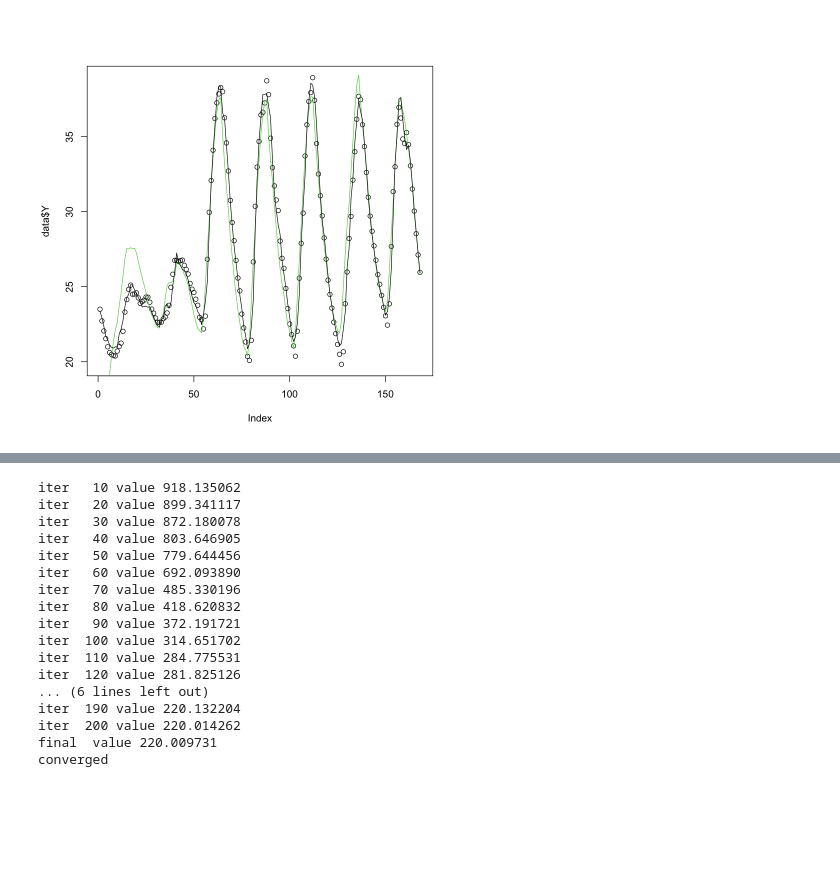
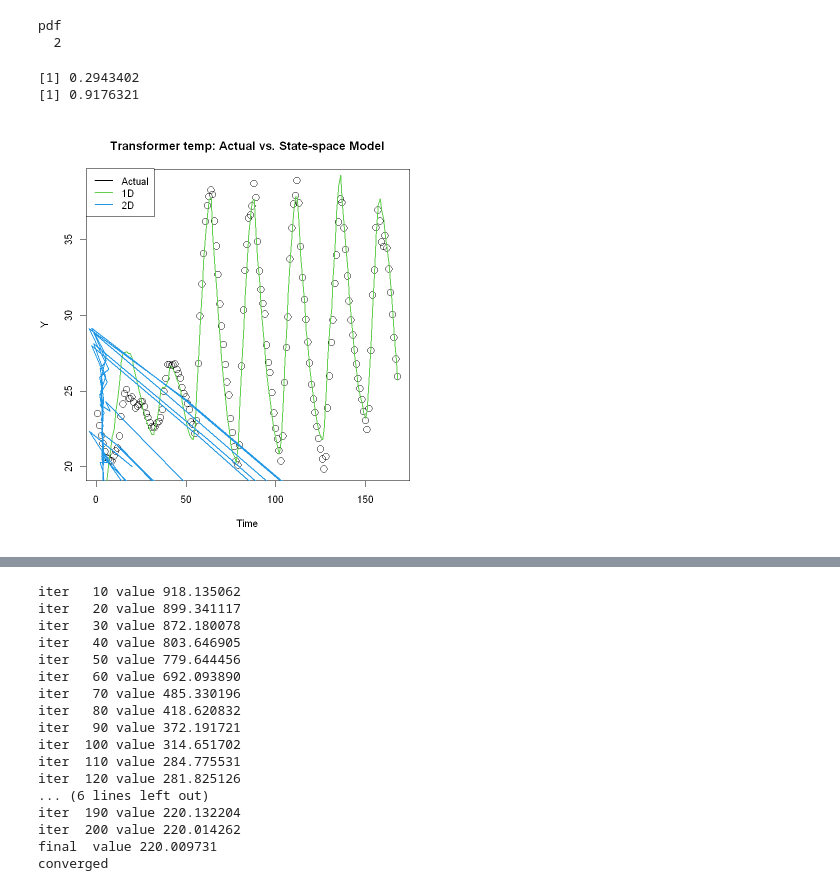
Before and after one commit to mathilderask/TimeSeriesAnalysis, a Jupyter notebook: Assignment4/opg2_nik.ipynb, the cells around one changed output, grey strips where cells are left out. Drawn from its saved outputs; the diff is of its cells as text; code cells hidden in the pictures; blank space fills up the shorter version.

```diff
--- a/Assignment4/opg2_nik.ipynb
+++ b/Assignment4/opg2_nik.ipynb
@@ -65,7 +32,47 @@ print(par2d[15])
-# %%
-plot(data$Y)
-lines(kf_logLik_dt1d(par=par1d,df = data),col = 3)
-lines(kf_logLik_dt(par=par2d,df = data),col=1)
-# %% [output]
-[figure, removed]
+# %%
+par2d <- c(-0.0195914761,-0.2483609762,0.2652796774,0.8928081774,-0.0954946681,0.8382493028,0.4623902366,0.1480331118,-0.2642548288,0.0624390985,0.0026639456,0.6949983293,0.0003229094,0.2943402129,0.9176320707,0.0000100000)
+
+xest <- kf_logLik_dt(par=par2d,df=data)
+
+png("Par2D_xest.png", width = 12, height = 6, units = "in", res = 300)
+
+par(bg = "white")
+plot(par2d[14]*xest[,1],type="l", lwd = 2, col=4,
+       xlab = "Time (h)", ylab = "Temperature (°C)", main = "2-dimensional state-space model: Transformer temperature",
+       cex.main = 1.7, cex.lab = 1.5, cex.axis = 1.5,
+       ylim = c(-150,200))
+lines(par2d[15]*xest[,2],type="l",col=3, lwd = 2)
+lines(par2d[14]*xest[,1]+par2d[15]*xest[,2], col = 2, lwd = 2)
+lines(data$Y,col=1, lwd = 1.2)
+
+legend("topleft",
+       legend = c(expression(C[1]*X[1,t]),
+                  expression(C[2]*X[2,t]),
+                  expression(C[1]*X[1,t] + C[2]*X[2,t]),
+                  expression(Y)),
+       col = c(4, 3, 2, 1),
+       lty = 1, cex = 1.1)
+
+dev.off()
+
+print(par2d[14])
+print(par2d[15])
+# %% [output]
+pdf
+  2
+[1] 0.2943402
+[1] 0.9176321
+# %%
+par(bg = "white", mar = c(5, 4, 4, 4))
+plot(data$Y, xlab = "Time", ylab = "Y", main = "Transformer temp: Actual vs. State-space Model",cex=1.5)
+lines(kf_logLik_dt1d(par=par1d,df = data),col = 3, lwd=2)
+lines(kf_logLik_dt(par=par2d,df = data),col=4,lwd=2)
+
+# Legend
+legend("topleft",
+       legend = c("Actual", "1D", "2D"),
+       col = c(1, 3, 4),
+       lty = 1, lwd = 2)
+# %% [output]
+[figure, added]
 # %%
```
Also changed, not shown: parts of 6 cells of this notebook, 4 other files.
